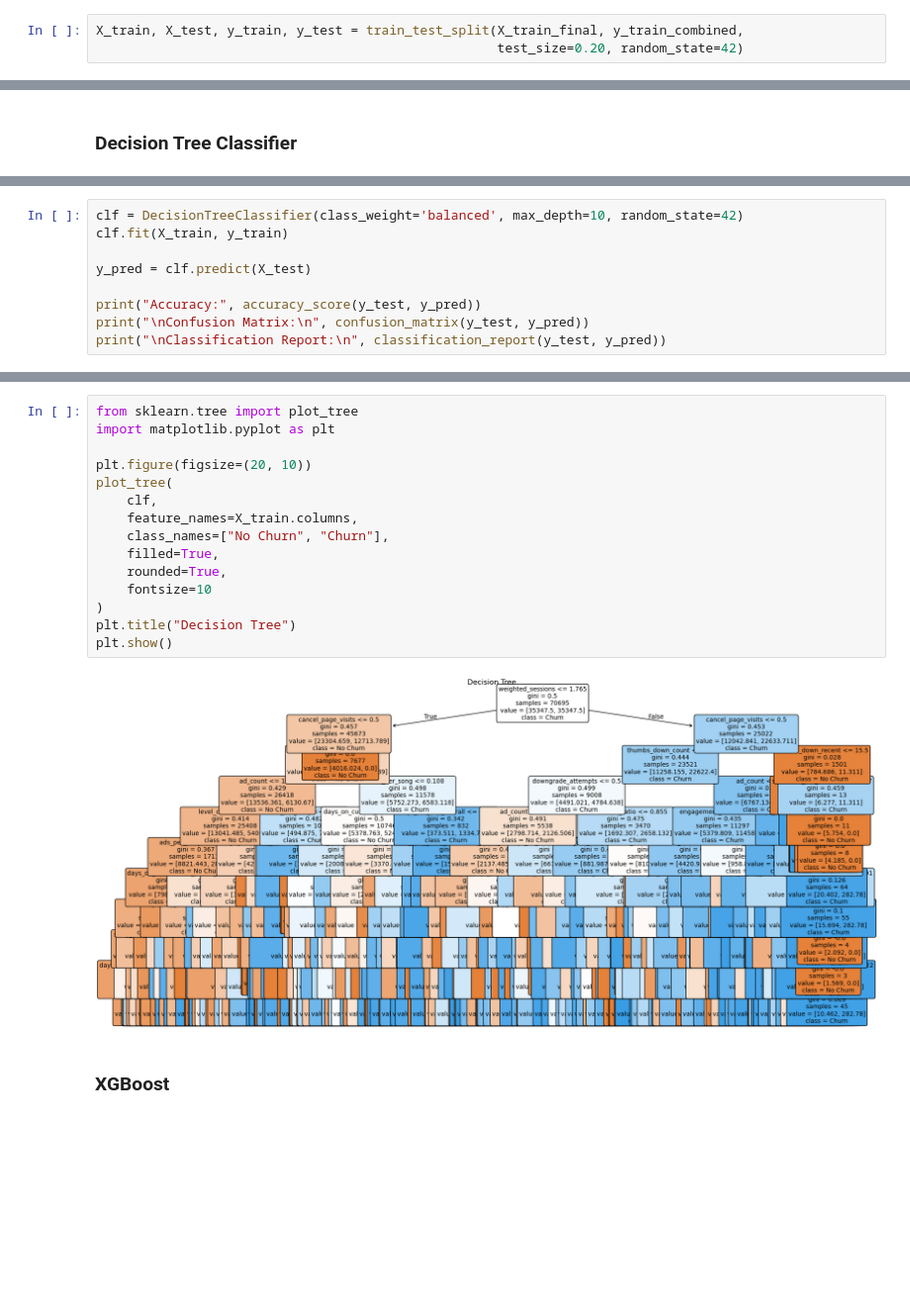
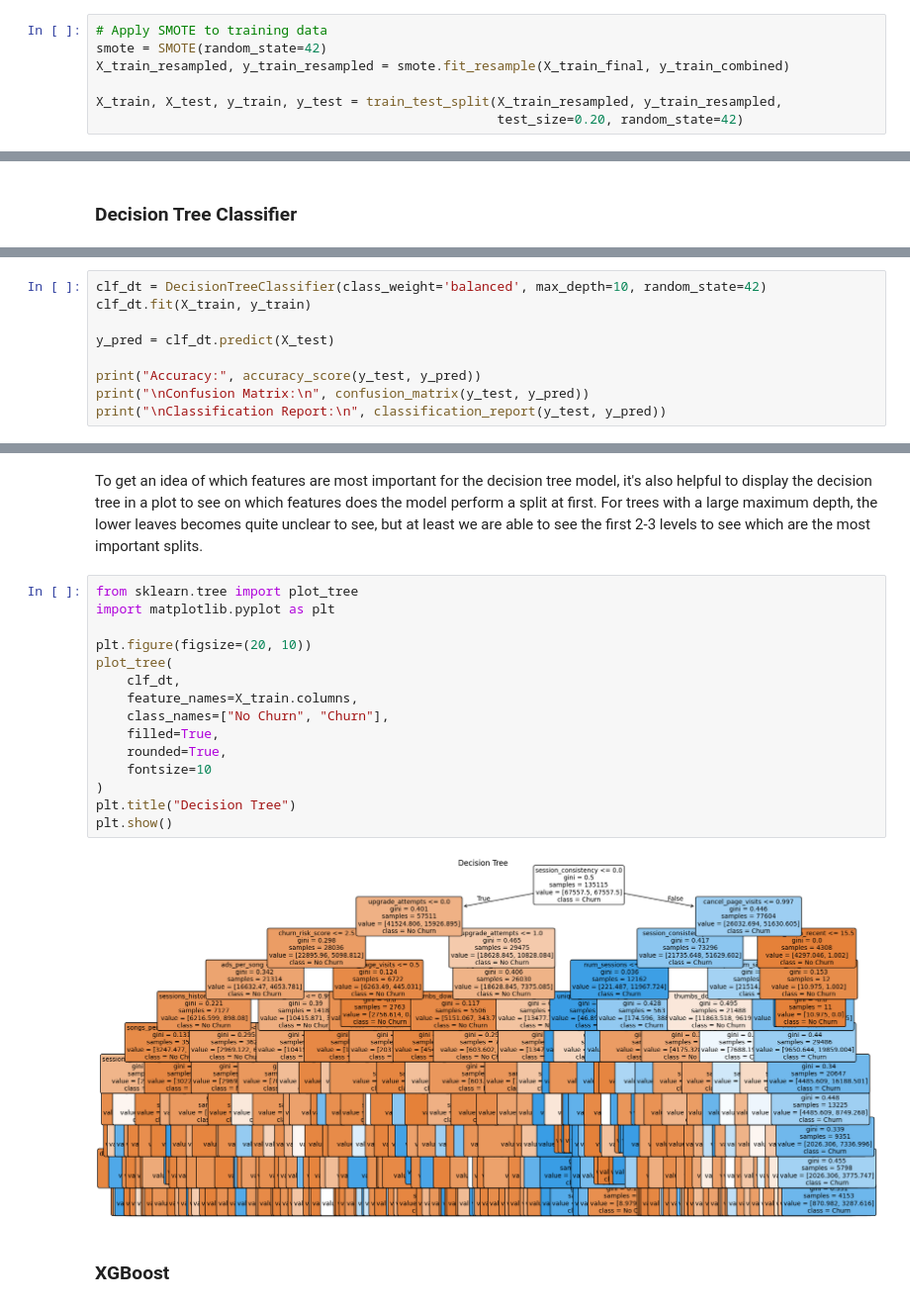
Before and after one commit to AndreeaPatarlageanu/DataScienceProject, a Jupyter notebook: DecisionTree.ipynb, the cells around one changed output, grey strips where cells are left out. Shown at 99% size. Saved outputs shown, nothing was run; the diff lists cells and outputs as text; blank space fills up the shorter version.

```diff
--- a/DecisionTree.ipynb
+++ b/DecisionTree.ipynb
@@ -107,7 +116,11 @@ Date of the observation: 2018-11-04, with 18592 users, and a 3.78% churn rate
 # %% [markdown]
 Let's split our data in 80% train and 20% test.
 # %%
-X_train, X_test, y_train, y_test = train_test_split(X_train_final, y_train_combined,
+# Apply SMOTE to training data
+smote = SMOTE(random_state=42)
+X_train_resampled, y_train_resampled = smote.fit_resample(X_train_final, y_train_combined)
+
+X_train, X_test, y_train, y_test = train_test_split(X_train_resampled, y_train_resampled,
                                                     test_size=0.20, random_state=42)
 # %% [markdown]
 We apply the same transformations to our test file.
@@ -197,8 +251,8 @@ Possible scores:
 # %%
-clf = DecisionTreeClassifier(class_weight='balanced', max_depth=10, random_state=42)
-clf.fit(X_train, y_train)
+clf_dt = DecisionTreeClassifier(class_weight='balanced', max_depth=10, random_state=42)
+clf_dt.fit(X_train, y_train)
 
-y_pred = clf.predict(X_test)
+y_pred = clf_dt.predict(X_test)
 
 print("Accuracy:", accuracy_score(y_test, y_pred))
 print("\nConfusion Matrix:\n", confusion_matrix(y_test, y_pred))
@@ -226,21 +280,23 @@ Base predicted churn: 56.89%
 Submission saved to submission-dt.csv
+# %% [markdown]
+To get an idea of which features are most important for the decision tree model, it's also helpful to display the decision tree in a plot to see on which features does the model perform a split at first. For trees with a large maximum depth, the lower leaves becomes quite unclear to see, but at least we are able to see the first 2-3 levels to see which are the most important splits.
 # %%
 from sklearn.tree import plot_tree
 import matplotlib.pyplot as plt
 
 plt.figure(figsize=(20, 10))
 plot_tree(
-    clf,
+    clf_dt,
     feature_names=X_train.columns,
     class_names=["No Churn", "Churn"],
     filled=True,
     rounded=True,
     fontsize=10
 )
 plt.title("Decision Tree")
 plt.show()
 # %% [output]
-[figure, old version]
+[figure, new version]
 # %% [markdown]
 ### XGBoost
 # %%
```
Also changed, not shown: parts of 23 cells of this notebook, 4 other files.
